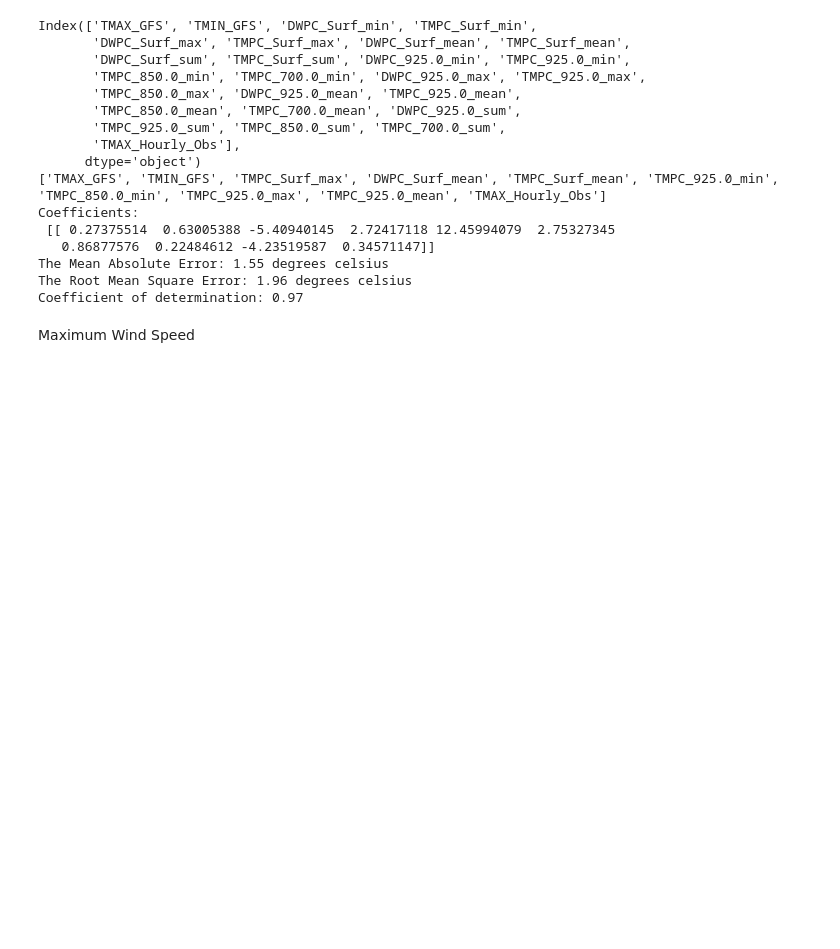
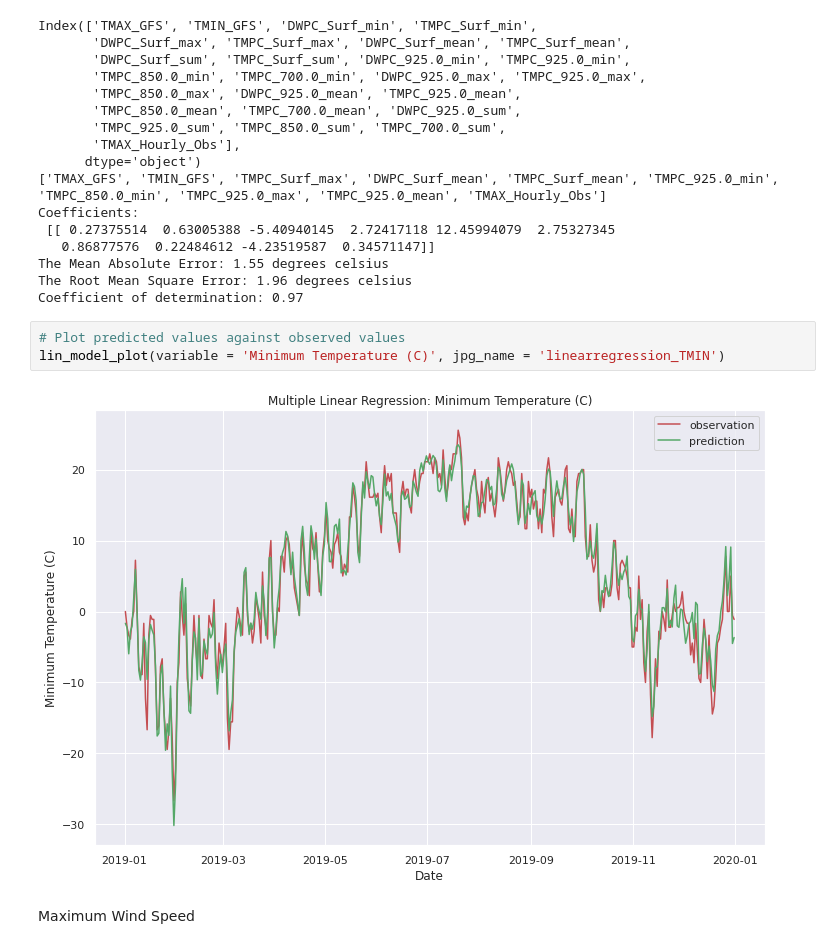
Before and after one commit to dfu2020/ATMS-597-SP-2020-Project-4, a Jupyter notebook: Project4_Joyce_v2_2.ipynb, the cells around one changed output. Drawn from its saved outputs; the diff is of its cells as text; blank space fills up the shorter version.

```diff
--- a/Project4_Joyce_v2_2.ipynb
+++ b/Project4_Joyce_v2_2.ipynb
@@ -391,6 +404,11 @@ Coefficients:
 The Mean Absolute Error: 1.55 degrees celsius
 The Root Mean Square Error: 1.96 degrees celsius
 Coefficient of determination: 0.97
+# %%
+# Plot predicted values against observed values
+lin_model_plot(variable = 'Minimum Temperature (C)', jpg_name = 'linearregression_TMIN')
+# %% [output]
+[figure, added]
 # %% [markdown]
 Maximum Wind Speed
 # %%
```
Also changed, not shown: parts of 10 cells of this notebook.
